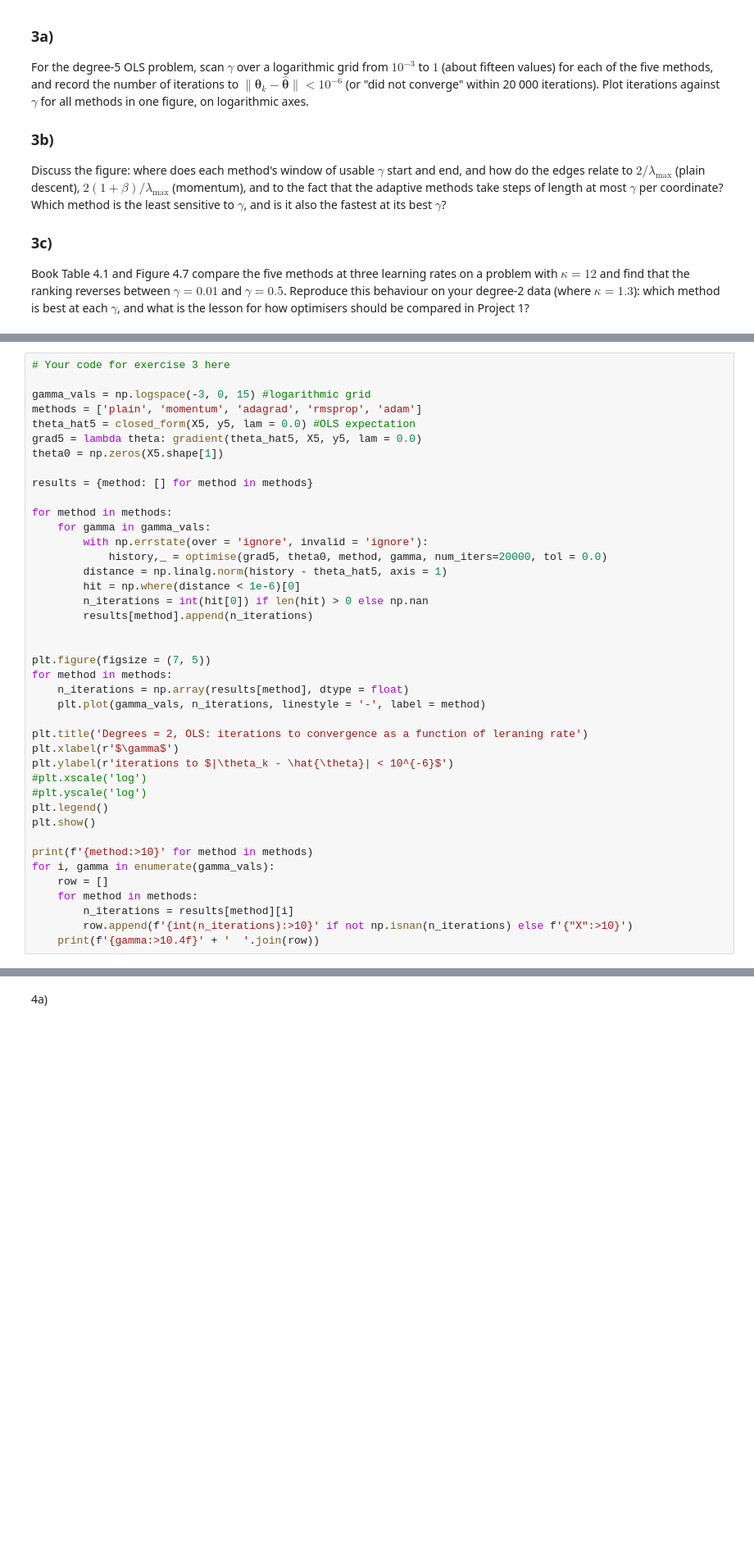
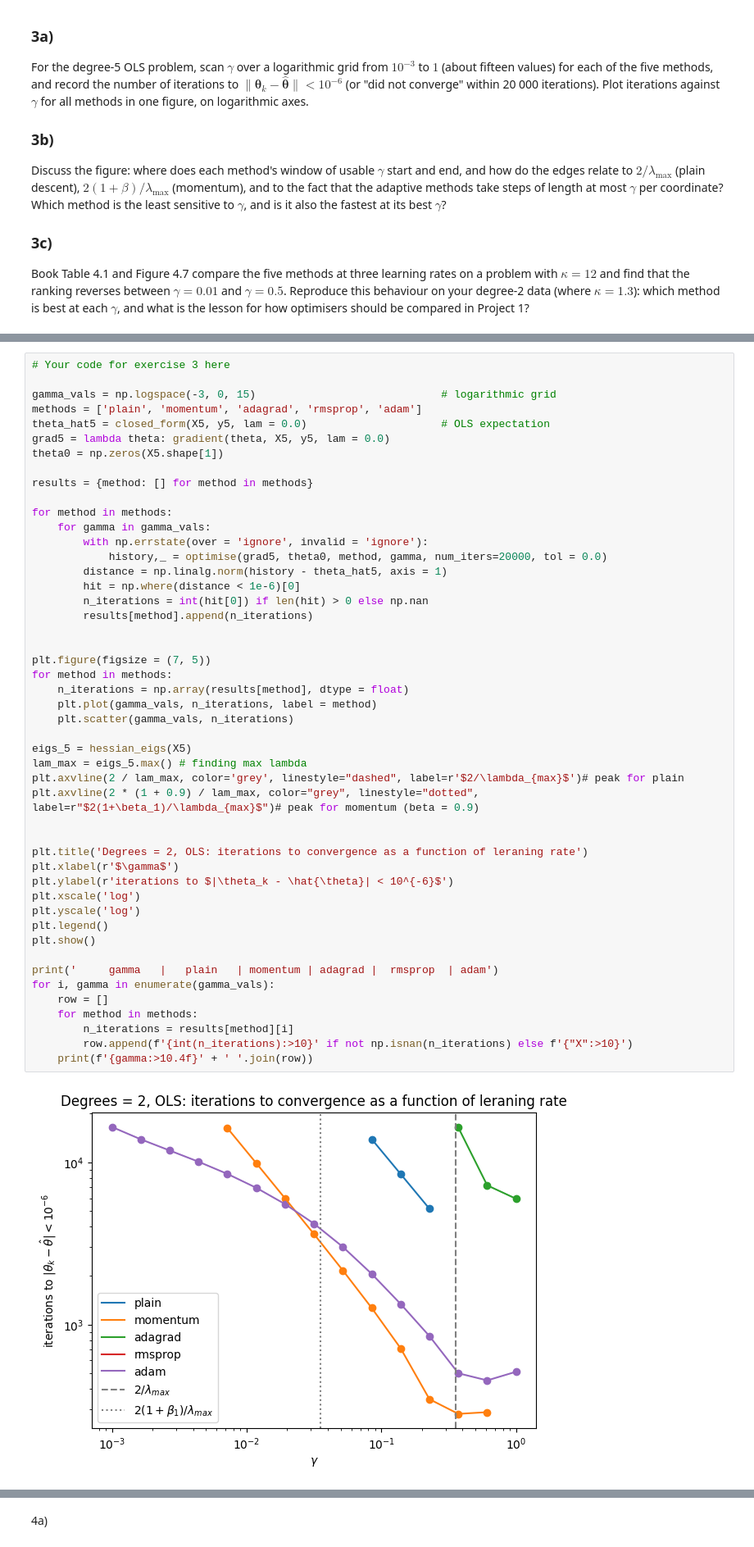
Before and after one commit to viktokr/FYS_STK4155-ukesoppgaver, a Jupyter notebook: exercisesweek38.ipynb, the cells around one changed output, grey strips where cells are left out. Shown at 82% size. Drawn from its saved outputs; the diff is of its cells as text; blank space fills up the shorter version.

```diff
--- a/exercisesweek38.ipynb
+++ b/exercisesweek38.ipynb
@@ -434,41 +488,50 @@ what is the lesson for how optimisers should be compared in Project 1?
 # %%
 # Your code for exercise 3 here
 
-gamma_vals = np.logspace(-3, 0, 15) #logarithmic grid
+gamma_vals = np.logspace(-3, 0, 15)                             # logarithmic grid
 methods = ['plain', 'momentum', 'adagrad', 'rmsprop', 'adam']
-theta_hat5 = closed_form(X5, y5, lam = 0.0) #OLS expectation
-grad5 = lambda theta: gradient(theta_hat5, X5, y5, lam = 0.0)
+theta_hat5 = closed_form(X5, y5, lam = 0.0)                     # OLS expectation
+grad5 = lambda theta: gradient(theta, X5, y5, lam = 0.0)
 theta0 = np.zeros(X5.shape[1])
 
 results = {method: [] for method in methods}
 
 for method in methods:
     for gamma in gamma_vals:
         with np.errstate(over = 'ignore', invalid = 'ignore'):
             history,_ = optimise(grad5, theta0, method, gamma, num_iters=20000, tol = 0.0)
         distance = np.linalg.norm(history - theta_hat5, axis = 1)
         hit = np.where(distance < 1e-6)[0]
         n_iterations = int(hit[0]) if len(hit) > 0 else np.nan
         results[method].append(n_iterations)
 
 
 plt.figure(figsize = (7, 5))
 for method in methods:
     n_iterations = np.array(results[method], dtype = float)
-    plt.plot(gamma_vals, n_iterations, linestyle = '-', label = method)
+    plt.plot(gamma_vals, n_iterations, label = method)
+    plt.scatter(gamma_vals, n_iterations)
+
+eigs_5 = hessian_eigs(X5)
+lam_max = eigs_5.max() # finding max lambda
+plt.axvline(2 / lam_max, color='grey', linestyle="dashed", label=r'$2/\lambda_{max}$')# peak for plain
+plt.axvline(2 * (1 + 0.9) / lam_max, color="grey", linestyle="dotted", label=r"$2(1+\beta_1)/\lambda_{max}$")# peak for momentum (beta = 0.9)
+
 
 plt.title('Degrees = 2, OLS: iterations to convergence as a function of leraning rate')
 plt.xlabel(r'$\gamma$')
 plt.ylabel(r'iterations to $|\theta_k - \hat{\theta}| < 10^{-6}$')
-#plt.xscale('log')
-#plt.yscale('log')
+plt.xscale('log')
+plt.yscale('log')
 plt.legend()
 plt.show()
 
-print(f'{method:>10}' for method in methods)
+print('     gamma   |   plain   | momentum | adagrad |  rmsprop  | adam')
 for i, gamma in enumerate(gamma_vals):
     row = []
     for method in methods:
         n_iterations = results[method][i]
         row.append(f'{int(n_iterations):>10}' if not np.isnan(n_iterations) else f'{"X":>10}')
-    print(f'{gamma:>10.4f}' + '  '.join(row))
+    print(f'{gamma:>10.4f}' + ' '.join(row))
+# %% [output]
+[figure, added]
```
Also changed, not shown: parts of 10 cells of this notebook.
